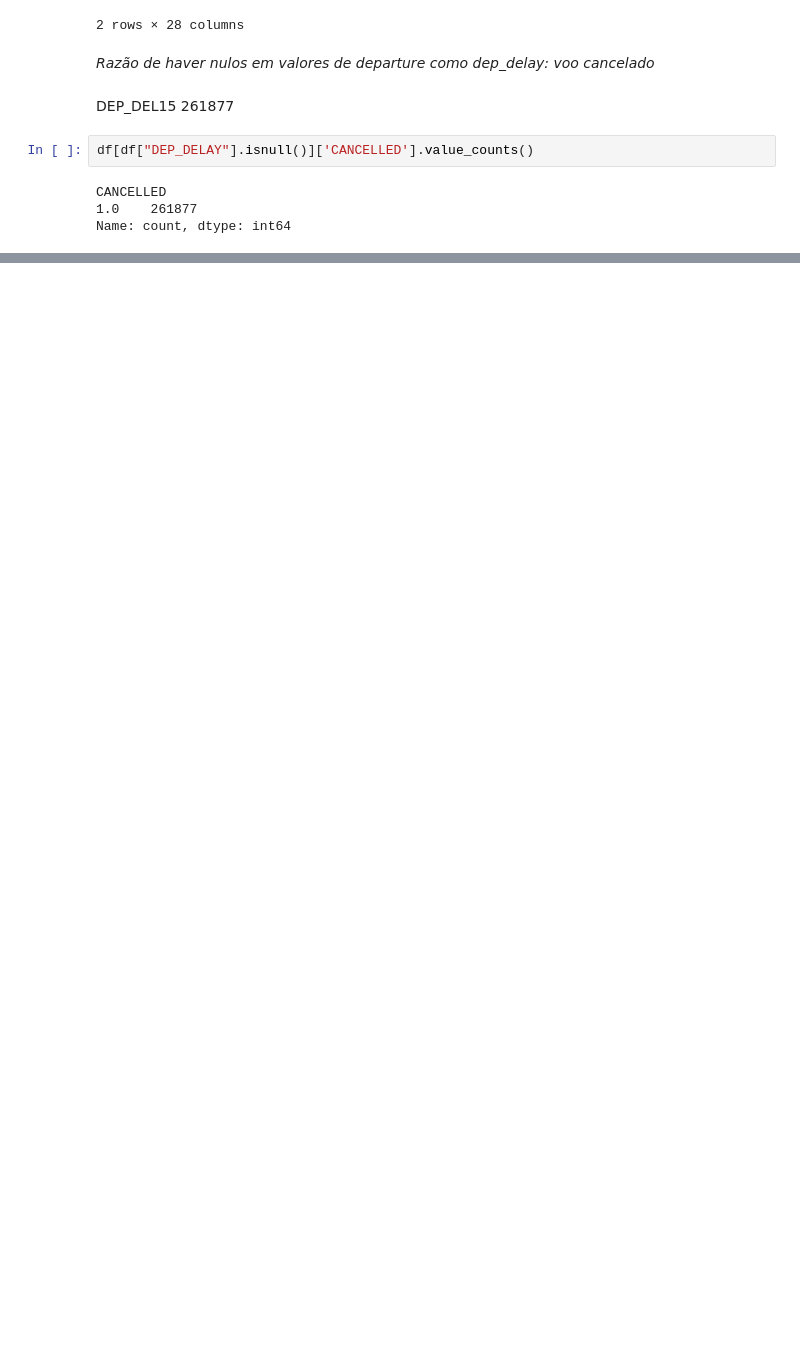
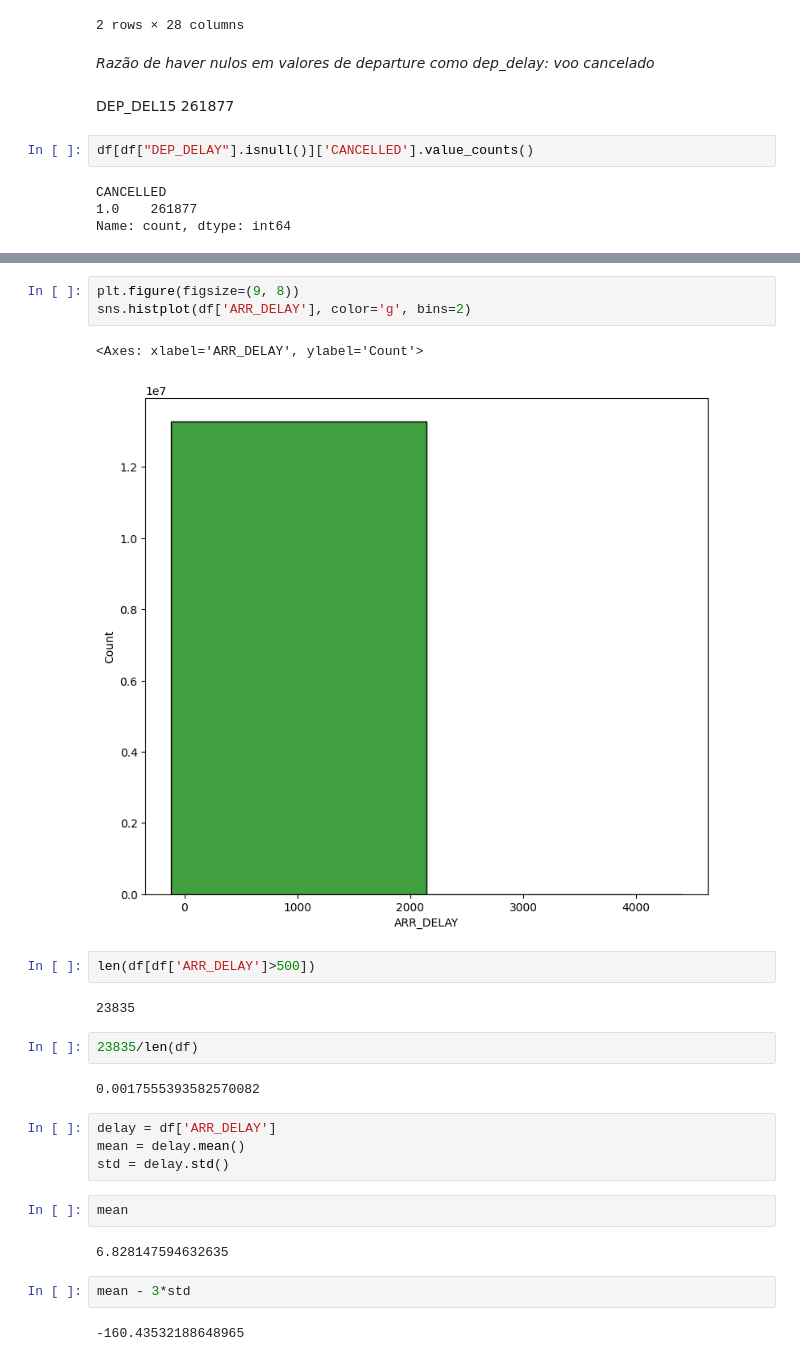
Before and after one commit to inesluis/LAIA_Project, a Jupyter notebook: dataset_analysis.ipynb, the cells around one changed output, grey strips where cells are left out. Drawn from its saved outputs; the diff is of its cells as text; blank space fills up the shorter version.

```diff
--- a/dataset_analysis.ipynb
+++ b/dataset_analysis.ipynb
@@ -476,0 +507,26 @@ Name: count, dtype: int64
+# %%
+plt.figure(figsize=(9, 8))
+sns.histplot(df['ARR_DELAY'], color='g', bins=2)
+# %% [output]
+<Axes: xlabel='ARR_DELAY', ylabel='Count'>
+[figure, added]
+# %%
+len(df[df['ARR_DELAY']>500])
+# %% [output]
+23835
+# %%
+23835/len(df)
+# %% [output]
+0.0017555393582570082
+# %%
+delay = df['ARR_DELAY']
+mean = delay.mean()
+std = delay.std()
+# %%
+mean
+# %% [output]
+6.828147594632635
+# %%
+mean - 3*std
+# %% [output]
+-160.43532188648965
```
Also changed, not shown: parts of 16 cells of this notebook.
